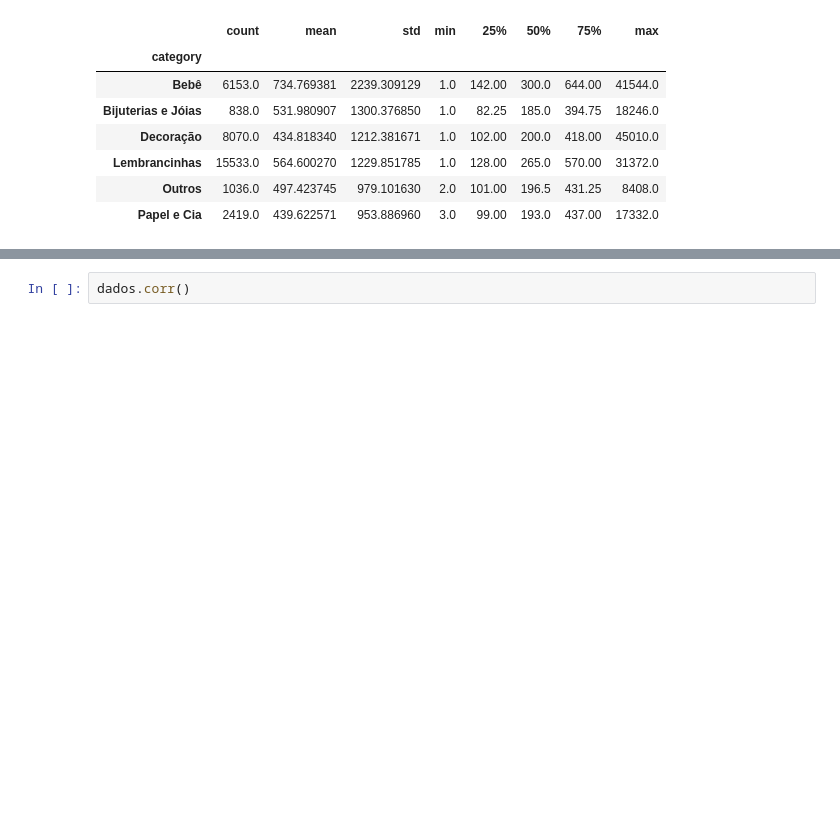
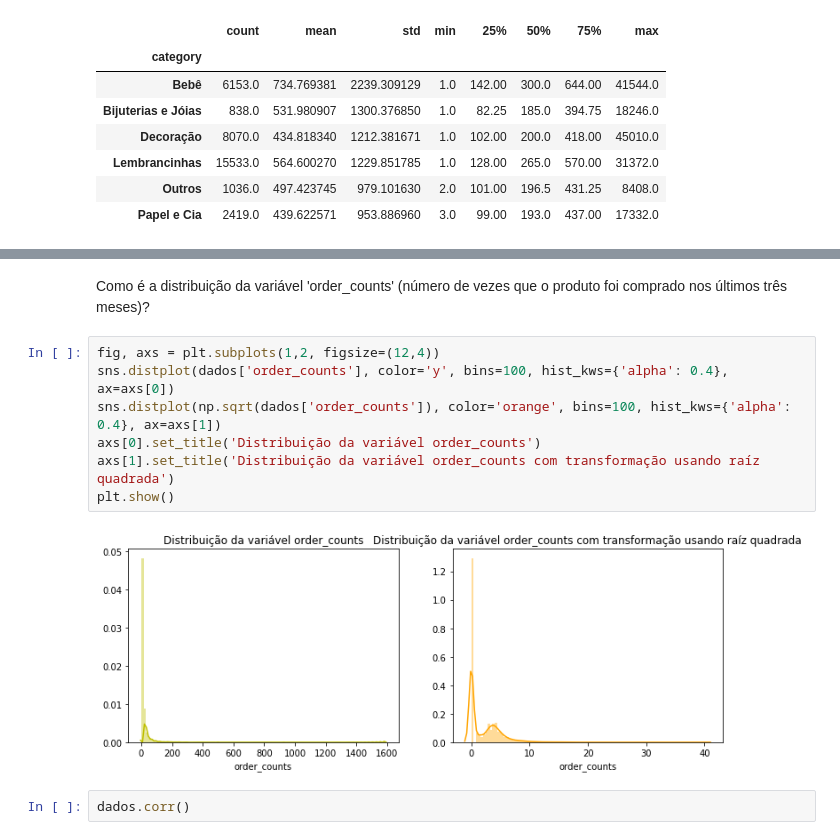
Before and after one commit to natyminski/Teste-Elo-7, a Jupyter notebook: Teste Elo 7.ipynb, the cells around one changed output, grey strips where cells are left out. Saved outputs shown, nothing was run; the diff lists cells and outputs as text; blank space fills up the shorter version.

```diff
--- a/Teste Elo 7.ipynb
+++ b/Teste Elo 7.ipynb
@@ -538,3 +576,14 @@ dados.groupby('category')['view_counts'].describe()
+# %% [markdown]
+Como é a distribuição da variável 'order_counts' (número de vezes que o produto foi comprado nos últimos três meses)?
+# %%
+fig, axs = plt.subplots(1,2, figsize=(12,4))
+sns.distplot(dados['order_counts'], color='y', bins=100, hist_kws={'alpha': 0.4}, ax=axs[0])
+sns.distplot(np.sqrt(dados['order_counts']), color='orange', bins=100, hist_kws={'alpha': 0.4}, ax=axs[1])
+axs[0].set_title('Distribuição da variável order_counts')
+axs[1].set_title('Distribuição da variável order_counts com transformação usando raíz quadrada')
+plt.show()
+# %% [output]
+[figure, added]
 # %%
 dados.corr()
 # %% [output]
```
Also changed, not shown: parts of 36 cells of this notebook.
